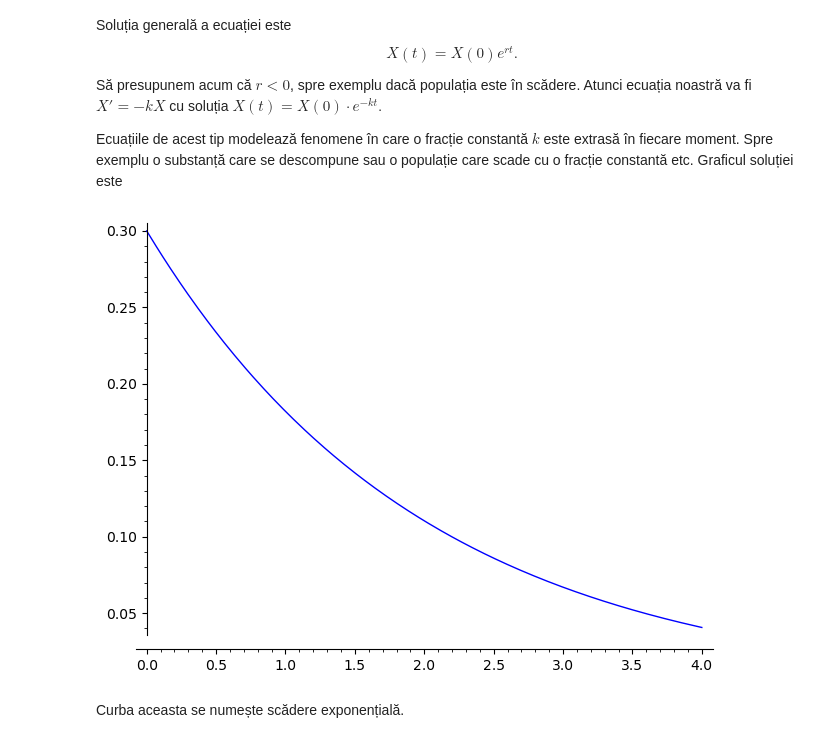
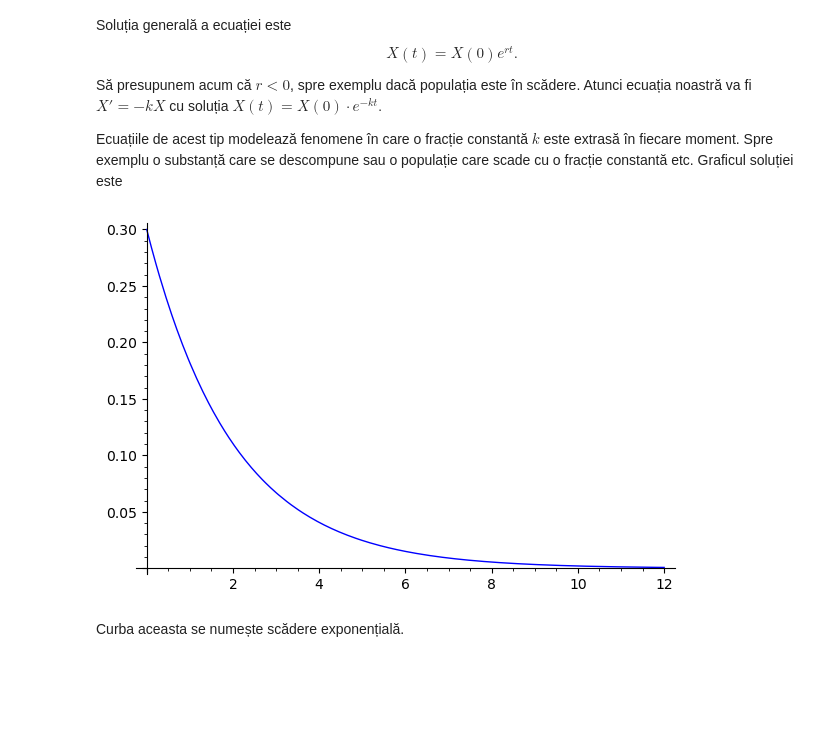
Before and after one commit to adhalanay/curs-ecologie, a Jupyter notebook: Cursul3.ipynb, the cells around one changed output. Cells and saved outputs as stored; diff of their text form; code cells hidden in the pictures; blank space fills up the shorter version.

```diff
--- a/Cursul3.ipynb
+++ b/Cursul3.ipynb
@@ -160,8 +168,8 @@ o populație care scade cu o fracție constantă etc. Graficul soluției este
 # %%
 t=var('t')
 f(t) = 0.3*exp(-0.5*t)
-plot(f,(0,4))
+plot(f,(0,12))
 # %% [output]
-[figure, old version]
+[figure, new version]
 # %% [markdown]
 Curba aceasta se numește scădere exponențială.
```
Also changed, not shown: parts of 11 cells of this notebook, 2 other files.
